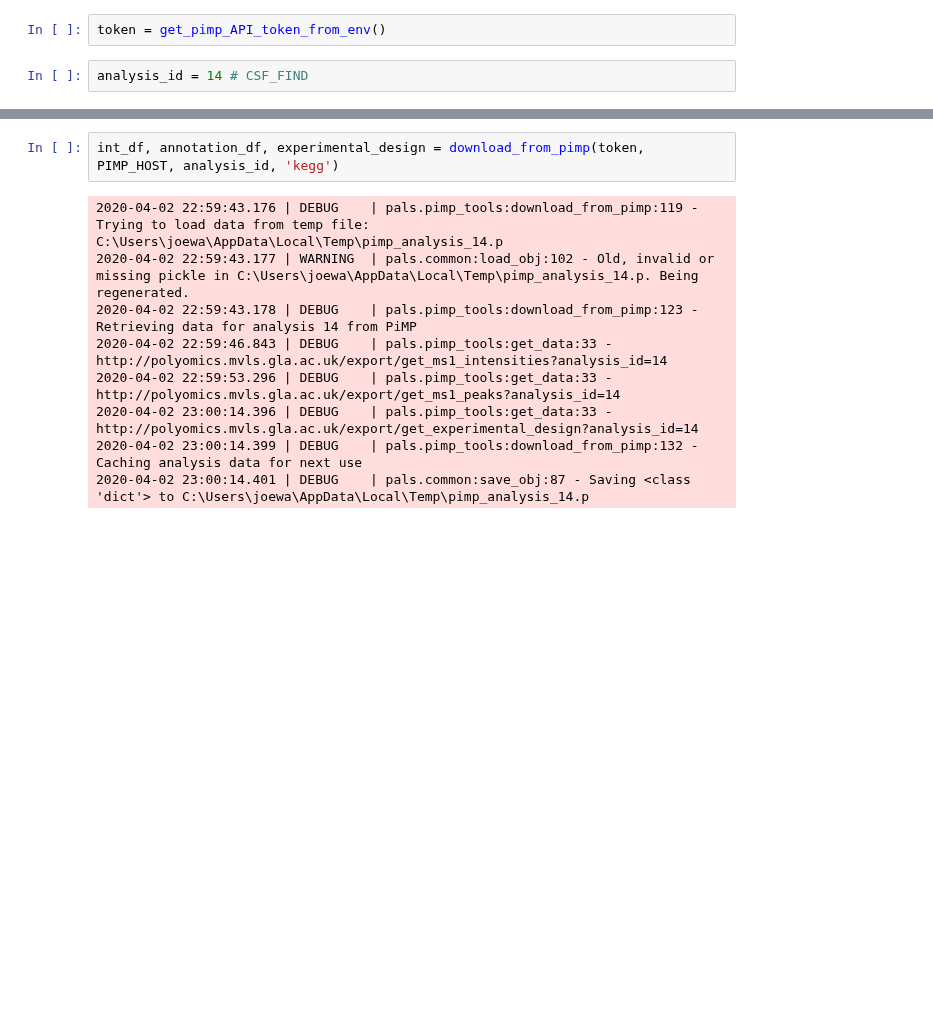
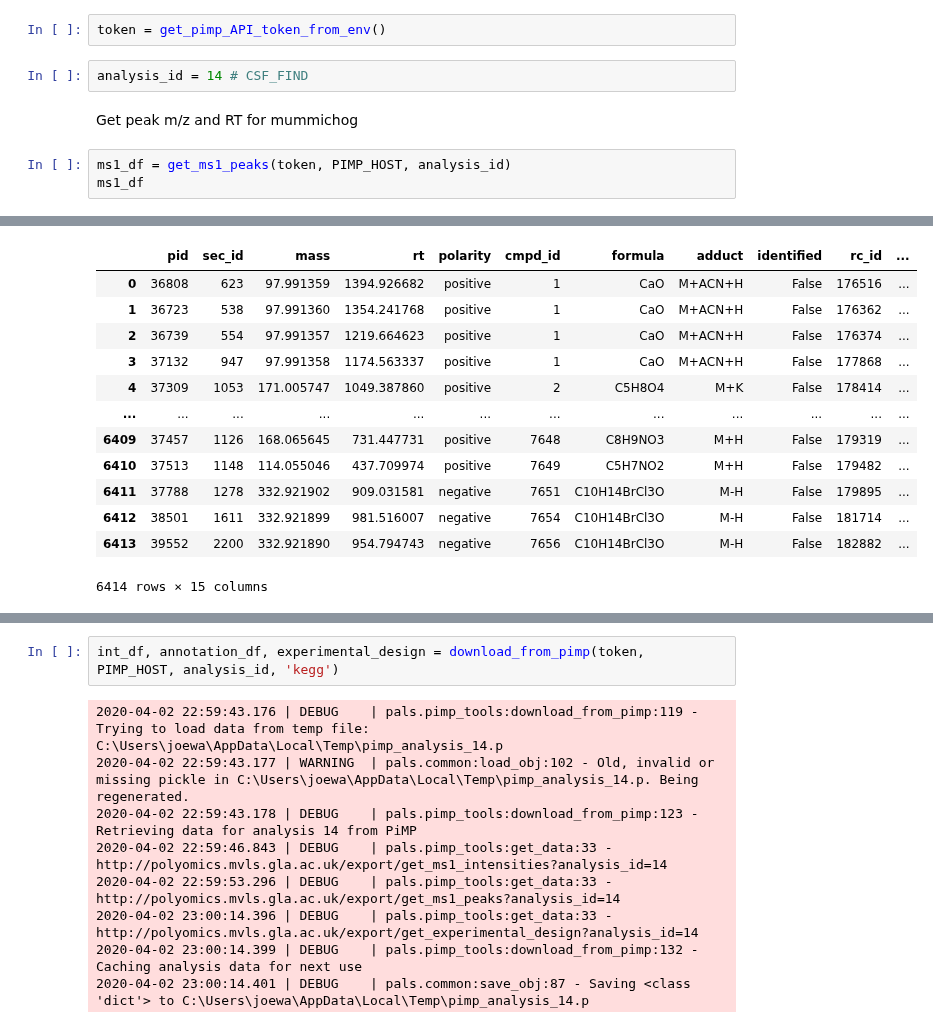
Before and after one commit to glasgowcompbio/PALS, a Jupyter notebook: notebooks/manuscript/PALS_HAT_analysis_paper.ipynb, the cells around one changed output, grey strips where cells are left out. Cells and saved outputs as stored; diff of their text form; blank space fills up the shorter version.

```diff
--- a/notebooks/manuscript/PALS_HAT_analysis_paper.ipynb
+++ b/notebooks/manuscript/PALS_HAT_analysis_paper.ipynb
@@ -35,3 +39,9 @@ Assume token is stored in environmental variable *PIMP_API_TOKEN*
 token = get_pimp_API_token_from_env()
 # %%
 analysis_id = 14 # CSF_FIND
+# %% [markdown]
+Get peak m/z and RT for mummichog
+# %%
+ms1_df = get_ms1_peaks(token, PIMP_HOST, analysis_id)
+ms1_df
+# %% [output]
@@ -37,0 +49,13 @@ analysis_id = 14 # CSF_FIND
+|  | pid | sec_id | mass | rt | polarity | cmpd_id | formula | adduct | identified | rc_id | ... |
+| 0 | 36808 | 623 | 97.991359 | 1394.926682 | positive | 1 | CaO | M+ACN+H | False | 176516 | ... |
+| 1 | 36723 | 538 | 97.991360 | 1354.241768 | positive | 1 | CaO | M+ACN+H | False | 176362 | ... |
+| 2 | 36739 | 554 | 97.991357 | 1219.664623 | positive | 1 | CaO | M+ACN+H | False | 176374 | ... |
+| 3 | 37132 | 947 | 97.991358 | 1174.563337 | positive | 1 | CaO | M+ACN+H | False | 177868 | ... |
+| 4 | 37309 | 1053 | 171.005747 | 1049.387860 | positive | 2 | C5H8O4 | M+K | False | 178414 | ... |
+| ... | ... | ... | ... | ... | ... | ... | ... | ... | ... | ... | ... |
+| 6409 | 37457 | 1126 | 168.065645 | 731.447731 | positive | 7648 | C8H9NO3 | M+H | False | 179319 | ... |
+| 6410 | 37513 | 1148 | 114.055046 | 437.709974 | positive | 7649 | C5H7NO2 | M+H | False | 179482 | ... |
+| 6411 | 37788 | 1278 | 332.921902 | 909.031581 | negative | 7651 | C10H14BrCl3O | M-H | False | 179895 | ... |
+| 6412 | 38501 | 1611 | 332.921899 | 981.516007 | negative | 7654 | C10H14BrCl3O | M-H | False | 181714 | ... |
+| 6413 | 39552 | 2200 | 332.921890 | 954.794743 | negative | 7656 | C10H14BrCl3O | M-H | False | 182882 | ... |
+6414 rows × 15 columns
```
Also changed, not shown: parts of 5 cells of this notebook.
